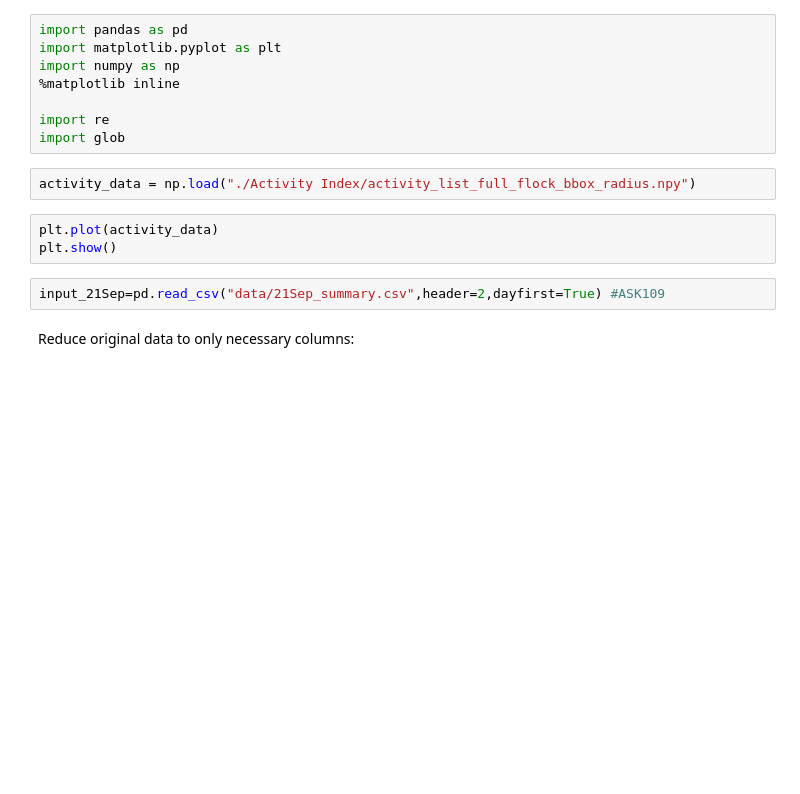
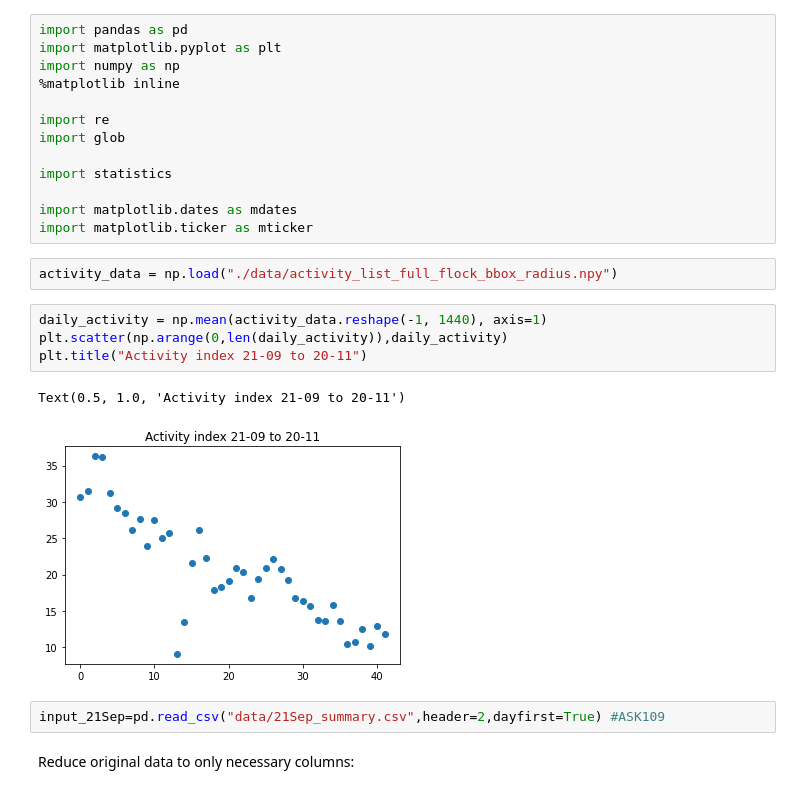
Before and after one commit to Tiana125/Dissertation_2021, a Jupyter notebook: model.ipynb, the cells around one changed output. Saved outputs shown, nothing was run; the diff lists cells and outputs as text; blank space fills up the shorter version.

```diff
--- a/model.ipynb
+++ b/model.ipynb
@@ -6,11 +6,20 @@ import numpy as np
 
 import re
 import glob
+
+import statistics
+
+import matplotlib.dates as mdates
+import matplotlib.ticker as mticker
 # %%
-activity_data = np.load("./Activity Index/activity_list_full_flock_bbox_radius.npy")
+activity_data = np.load("./data/activity_list_full_flock_bbox_radius.npy")
-# %%
-plt.plot(activity_data)
-plt.show()
+# %%
+daily_activity = np.mean(activity_data.reshape(-1, 1440), axis=1)
+plt.scatter(np.arange(0,len(daily_activity)),daily_activity)
+plt.title("Activity index 21-09 to 20-11")
+# %% [output]
+Text(0.5, 1.0, 'Activity index 21-09 to 20-11')
+[figure, added]
 # %%
 input_21Sep=pd.read_csv("data/21Sep_summary.csv",header=2,dayfirst=True) #ASK109
 # %% [markdown]
```
Also changed, not shown: parts of 30 cells of this notebook.
